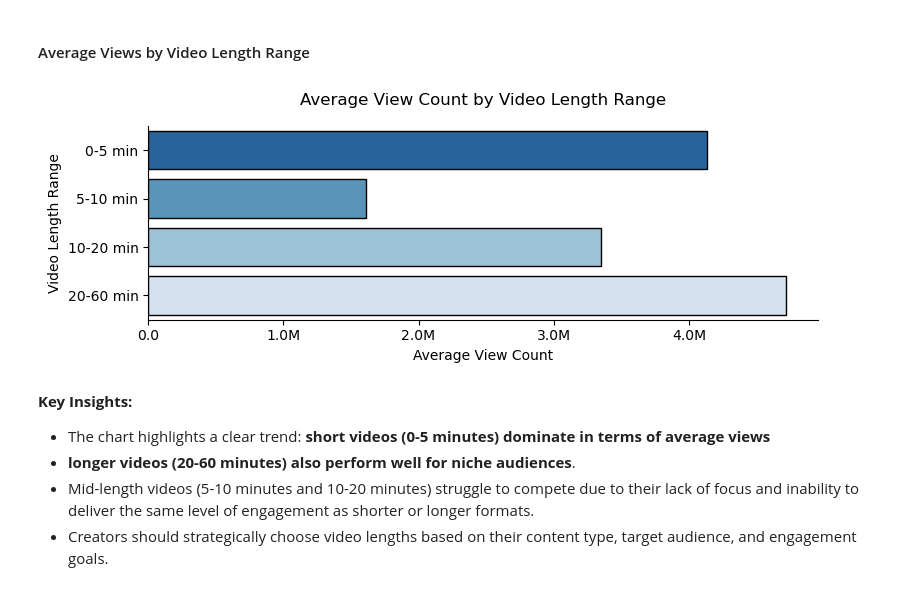
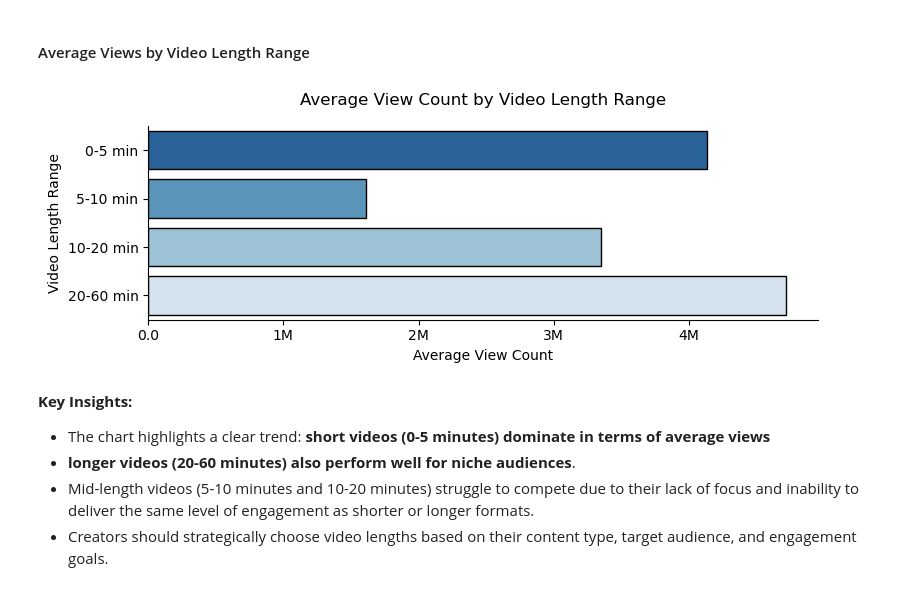
Before and after one commit to modyreturn/Youtube_Data_Analysis, a Jupyter notebook: Youtube_Videos_Analysis.ipynb, the cells around one changed output. Cells and saved outputs as stored; diff of their text form; code cells hidden in the pictures.

```diff
--- a/Youtube_Videos_Analysis.ipynb
+++ b/Youtube_Videos_Analysis.ipynb
@@ -547,34 +550,34 @@ length_engagement
 # %%
 plt.figure(figsize=(8, 3))
 # view count by duration range
 sns.barplot(data=length_engagement,
             y='duration_range',
             x='view_count',
             palette='Blues_r',
             edgecolor='k',
             )
 
 # Function to format the values
 def num_format(x, pos):
     if x >= 1e6:
-        return '{:1.1f}M'.format(x*1e-6)
+        return '{:1.0f}M'.format(x*1e-6)
     elif x >= 1e3:
         return '{:1.1f}K'.format(x*1e-3)
     else:
         return '{:1.1f}'.format(x)
 
 # Applying the custom formatter to the x-axis
 plt.gca().xaxis.set_major_formatter(FuncFormatter(num_format))
 
 plt.title('Average View Count by Video Length Range', pad=15)
 plt.xlabel('Average View Count')
 plt.ylabel('Video Length Range')
 
 sns.despine()
 plt.tight_layout()
 plt.show()
 # %% [output]
-[figure, old version]
+[figure, new version]
 # %% [markdown]
 **Key Insights:**
 -   The chart highlights a clear trend: **short videos (0-5 minutes) dominate in terms of average views**
```
Also changed, not shown: parts of 3 cells of this notebook.
